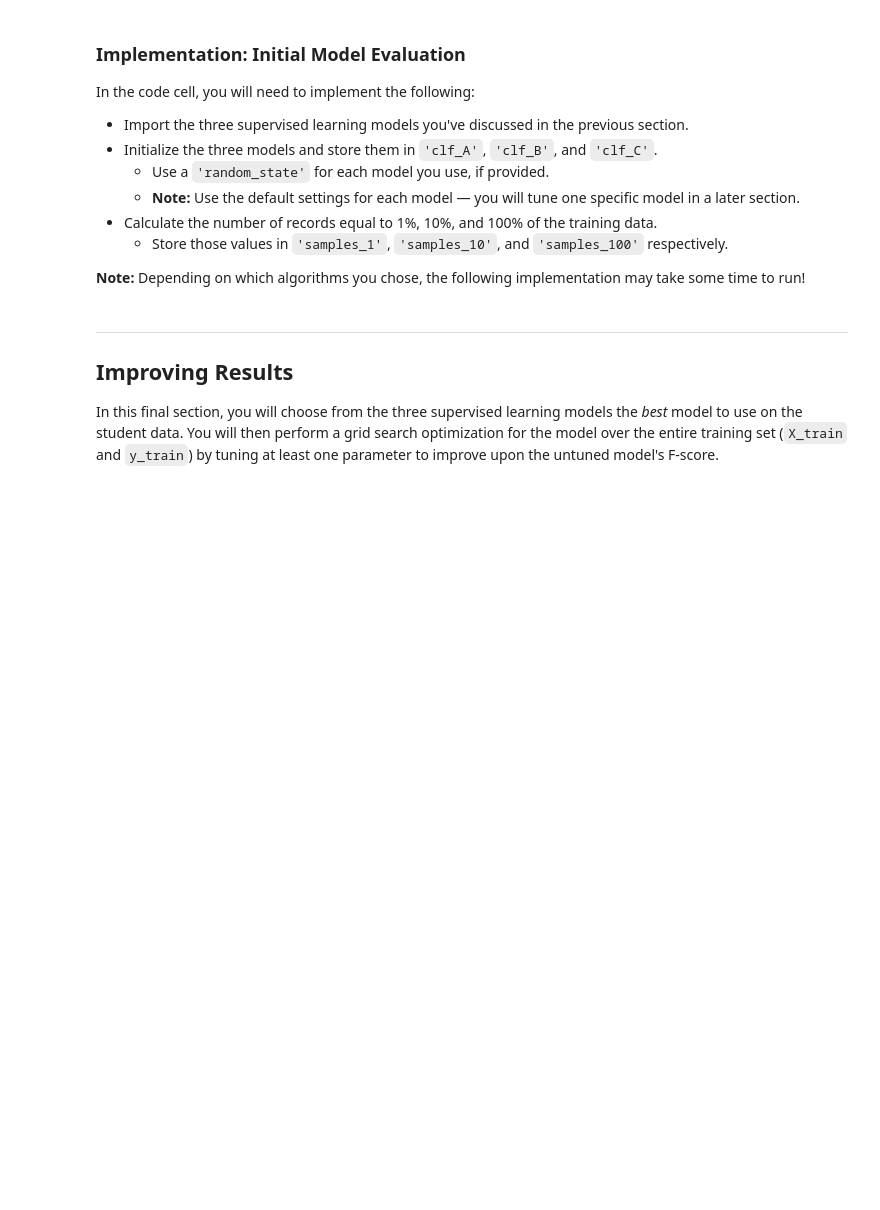
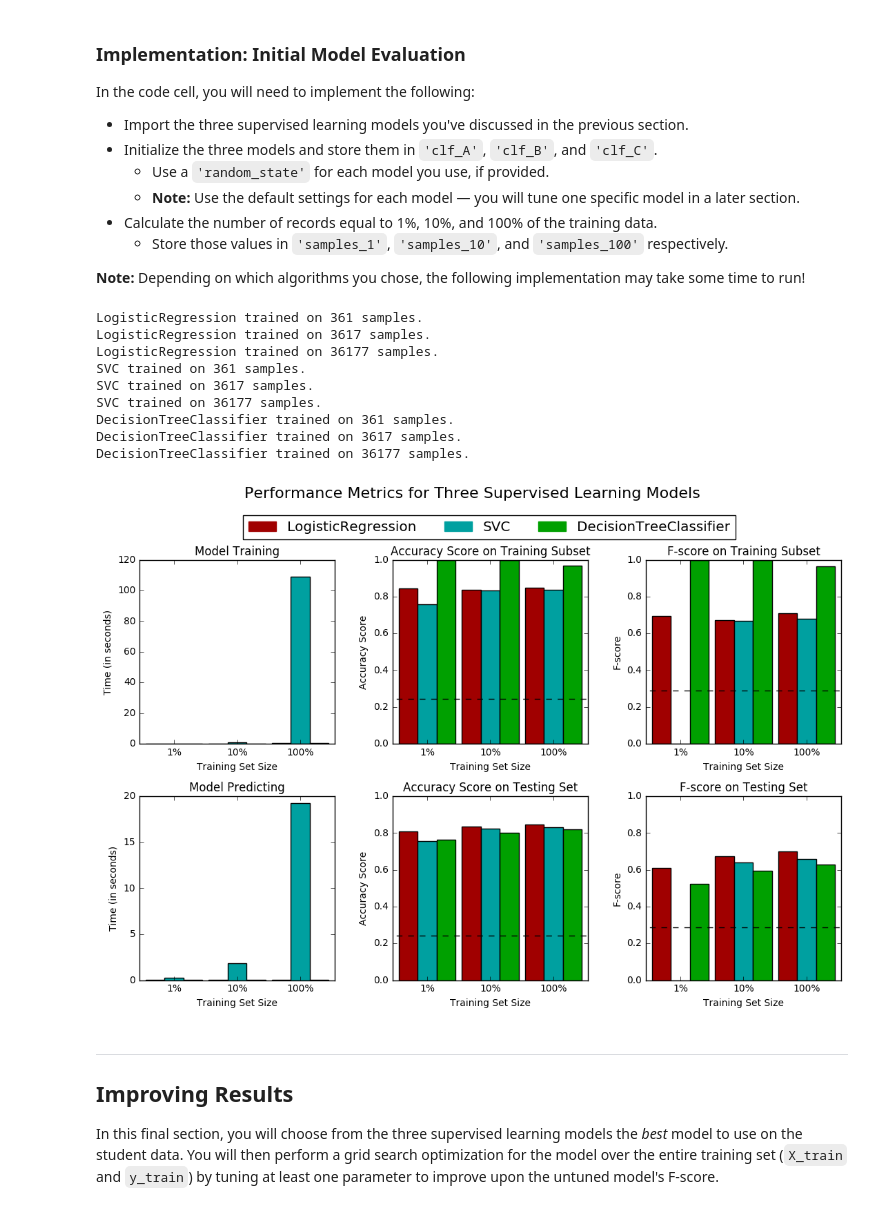
Before and after one commit to gutomcosta/mlnd, a Jupyter notebook: finding_donors/finding_donors.ipynb, the cells around one changed output. Saved outputs shown, nothing was run; the diff lists cells and outputs as text; code cells hidden in the pictures; blank space fills up the shorter version.

Commit message:
tests a set of models to understand what perform well

```diff
--- a/finding_donors/finding_donors.ipynb
+++ b/finding_donors/finding_donors.ipynb
@@ -300,6 +300,8 @@ In the code block below, you will need to implement the following:
    - Make sure that you set the `beta` parameter!
 # %%
 # TODO: Import two metrics from sklearn - fbeta_score and accuracy_score
+from sklearn.metrics import fbeta_score
+from sklearn.metrics import accuracy_score
 
 def train_predict(learner, sample_size, X_train, y_train, X_test, y_test):
     '''
@@ -316,33 +318,32 @@ def train_predict(learner, sample_size, X_train, y_train, X_test, y_test):
 
     # TODO: Fit the learner to the training data using slicing with 'sample_size'
     start = time() # Get start time
-    learner = None
+    learner = learner.fit(X_train[:sample_size],y_train[:sample_size])
     end = time() # Get end time
 
     # TODO: Calculate the training time
-    results['train_time'] = None
+    results['train_time'] = end - start
 
     # TODO: Get the predictions on the test set,
     #       then get predictions on the first 300 training samples
     start = time() # Get start time
-    predictions_test = None
-    predictions_train = None
+    predictions_test = learner.predict(X_test)
+    predictions_train = learner.predict(X_train[:300])
     end = time() # Get end time
 
     # TODO: Calculate the total prediction time
-    results['pred_time'] = None
-
+    results['pred_time'] = end - start
     # TODO: Compute accuracy on the first 300 training samples
-    results['acc_train'] = None
+    results['acc_train'] = accuracy_score(y_train[:300], predictions_train)
 
     # TODO: Compute accuracy on test set
-    results['acc_test'] = None
+    results['acc_test'] = accuracy_score(y_test,predictions_test)
 
     # TODO: Compute F-score on the the first 300 training samples
-    results['f_train'] = None
+    results['f_train'] = fbeta_score(y_train[:300], predictions_train, beta=0.5)
 
     # TODO: Compute F-score on the test set
-    results['f_test'] = None
+    results['f_test'] = fbeta_score(y_test,predictions_test, beta=0.5)
 
     # Success
     print "{} trained on {} samples.".format(learner.__class__.__name__, sample_size)
@@ -362,28 +363,42 @@ In the code cell, you will need to implement the following:
 **Note:** Depending on which algorithms you chose, the following implementation may take some time to run!
 # %%
 # TODO: Import the three supervised learning models from sklearn
-
+from sklearn.naive_bayes import GaussianNB
+from sklearn import svm
+from sklearn import tree
+from sklearn import linear_model
 # TODO: Initialize the three models
-clf_A = None
-clf_B = None
-clf_C = None
+clf_A = linear_model.LogisticRegression()
+clf_B = svm.SVC()
+clf_C = tree.DecisionTreeClassifier()
 
 # TODO: Calculate the number of samples for 1%, 10%, and 100% of the training data
-samples_1 = None
-samples_10 = None
-samples_100 = None
+samples_1 = int(0.01 * len(X_train))
+samples_10 = int(0.10 * len(X_train))
+samples_100 = len(X_train)
 
 # Collect results on the learners
 results = {}
 for clf in [clf_A, clf_B, clf_C]:
     clf_name = clf.__class__.__name__
     results[clf_name] = {}
     for i, samples in enumerate([samples_1, samples_10, samples_100]):
         results[clf_name][i] = \
         train_predict(clf, samples, X_train, y_train, X_test, y_test)
 
 # Run metrics visualization for the three supervised learning models chosen
 vs.evaluate(results, accuracy, fscore)
+# %% [output]
+LogisticRegression trained on 361 samples.
+LogisticRegression trained on 3617 samples.
+LogisticRegression trained on 36177 samples.
+SVC trained on 361 samples.
+SVC trained on 3617 samples.
+SVC trained on 36177 samples.
+DecisionTreeClassifier trained on 361 samples.
+DecisionTreeClassifier trained on 3617 samples.
+DecisionTreeClassifier trained on 36177 samples.
+[figure, added]
 # %% [markdown]
 ----
 ## Improving Results
```
